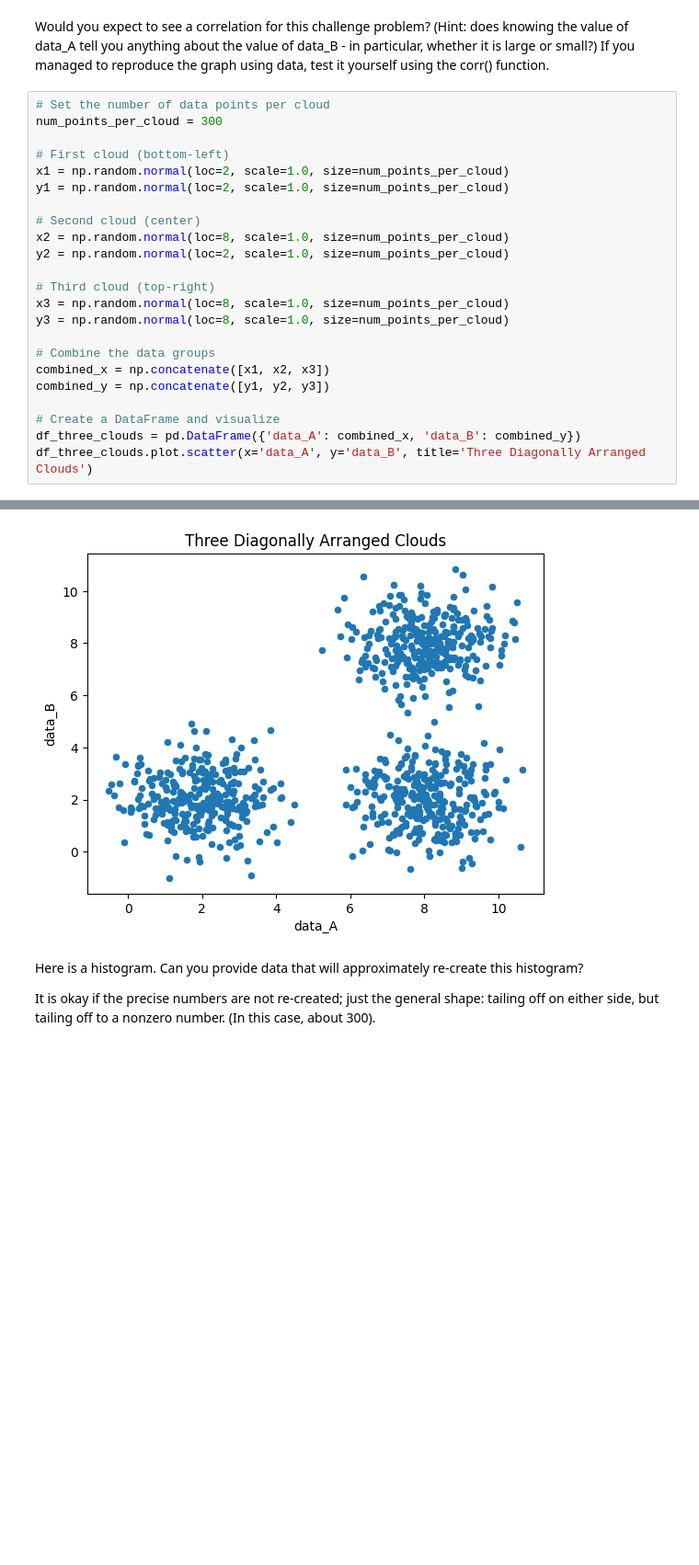
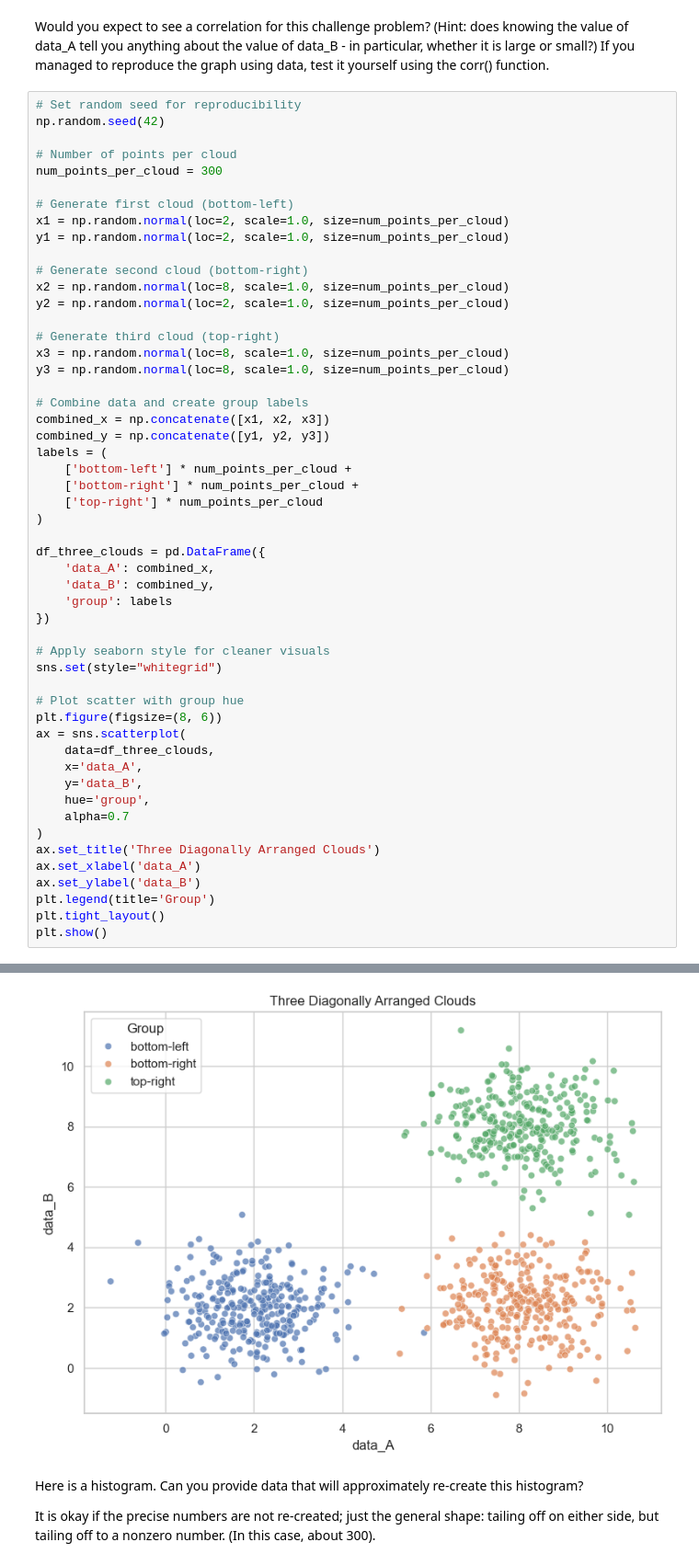
Before and after one commit to abcbbong/699_O2, a Jupyter notebook: OMDS-MODB2-Week5-Lee-JaeHoon.ipynb, the cells around one changed output, grey strips where cells are left out. Shown at 92% size. Saved outputs shown, nothing was run; the diff lists cells and outputs as text; blank space fills up the shorter version.

```diff
--- a/OMDS-MODB2-Week5-Lee-JaeHoon.ipynb
+++ b/OMDS-MODB2-Week5-Lee-JaeHoon.ipynb
@@ -235,26 +255,55 @@ Image("threeclouds.png")
 # %% [markdown]
 Would you expect to see a correlation for this challenge problem?  (Hint: does knowing the value of data_A tell you anything about the value of data_B - in particular, whether it is large or small?)  If you managed to reproduce the graph using data, test it yourself using the corr() function.
 # %%
-# Set the number of data points per cloud
+# Set random seed for reproducibility
+np.random.seed(42)
+
+# Number of points per cloud
 num_points_per_cloud = 300
 
-# First cloud (bottom-left)
+# Generate first cloud (bottom-left)
 x1 = np.random.normal(loc=2, scale=1.0, size=num_points_per_cloud)
 y1 = np.random.normal(loc=2, scale=1.0, size=num_points_per_cloud)
 
-# Second cloud (center)
+# Generate second cloud (bottom-right)
 x2 = np.random.normal(loc=8, scale=1.0, size=num_points_per_cloud)
 y2 = np.random.normal(loc=2, scale=1.0, size=num_points_per_cloud)
 
-# Third cloud (top-right)
+# Generate third cloud (top-right)
 x3 = np.random.normal(loc=8, scale=1.0, size=num_points_per_cloud)
 y3 = np.random.normal(loc=8, scale=1.0, size=num_points_per_cloud)
 
-# Combine the data groups
+# Combine data and create group labels
 combined_x = np.concatenate([x1, x2, x3])
 combined_y = np.concatenate([y1, y2, y3])
+labels = (
+    ['bottom-left'] * num_points_per_cloud +
+    ['bottom-right'] * num_points_per_cloud +
+    ['top-right'] * num_points_per_cloud
+)
 
-# Create a DataFrame and visualize
-df_three_clouds = pd.DataFrame({'data_A': combined_x, 'data_B': combined_y})
-df_three_clouds.plot.scatter(x='data_A', y='data_B', title='Three Diagonally Arranged Clouds')
+df_three_clouds = pd.DataFrame({
+    'data_A': combined_x,
+    'data_B': combined_y,
+    'group': labels
+})
+
+# Apply seaborn style for cleaner visuals
+sns.set(style="whitegrid")
+
+# Plot scatter with group hue
+plt.figure(figsize=(8, 6))
+ax = sns.scatterplot(
+    data=df_three_clouds,
+    x='data_A',
+    y='data_B',
+    hue='group',
+    alpha=0.7
+)
+ax.set_title('Three Diagonally Arranged Clouds')
+ax.set_xlabel('data_A')
+ax.set_ylabel('data_B')
+plt.legend(title='Group')
+plt.tight_layout()
+plt.show()
 # %% [output]
@@ -262,4 +310,4 @@ df_three_clouds.plot.scatter(x='data_A', y='data_B', title='Three Diagonally Arr
-[figure, old version]
+[figure, new version]
 # %% [markdown]
 Here is a histogram.  Can you provide data that will approximately re-create this histogram?
 
```
Also changed, not shown: parts of 4 cells of this notebook.
